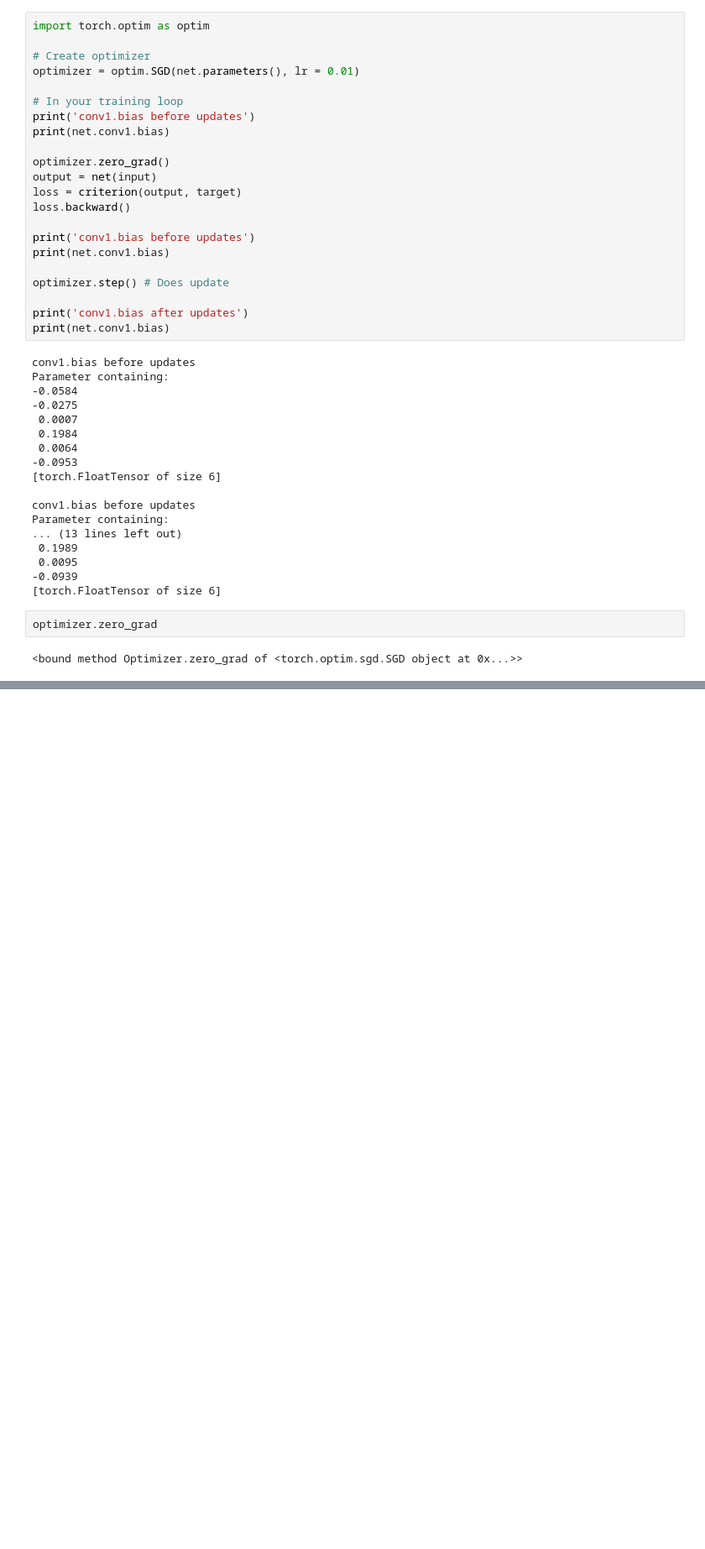
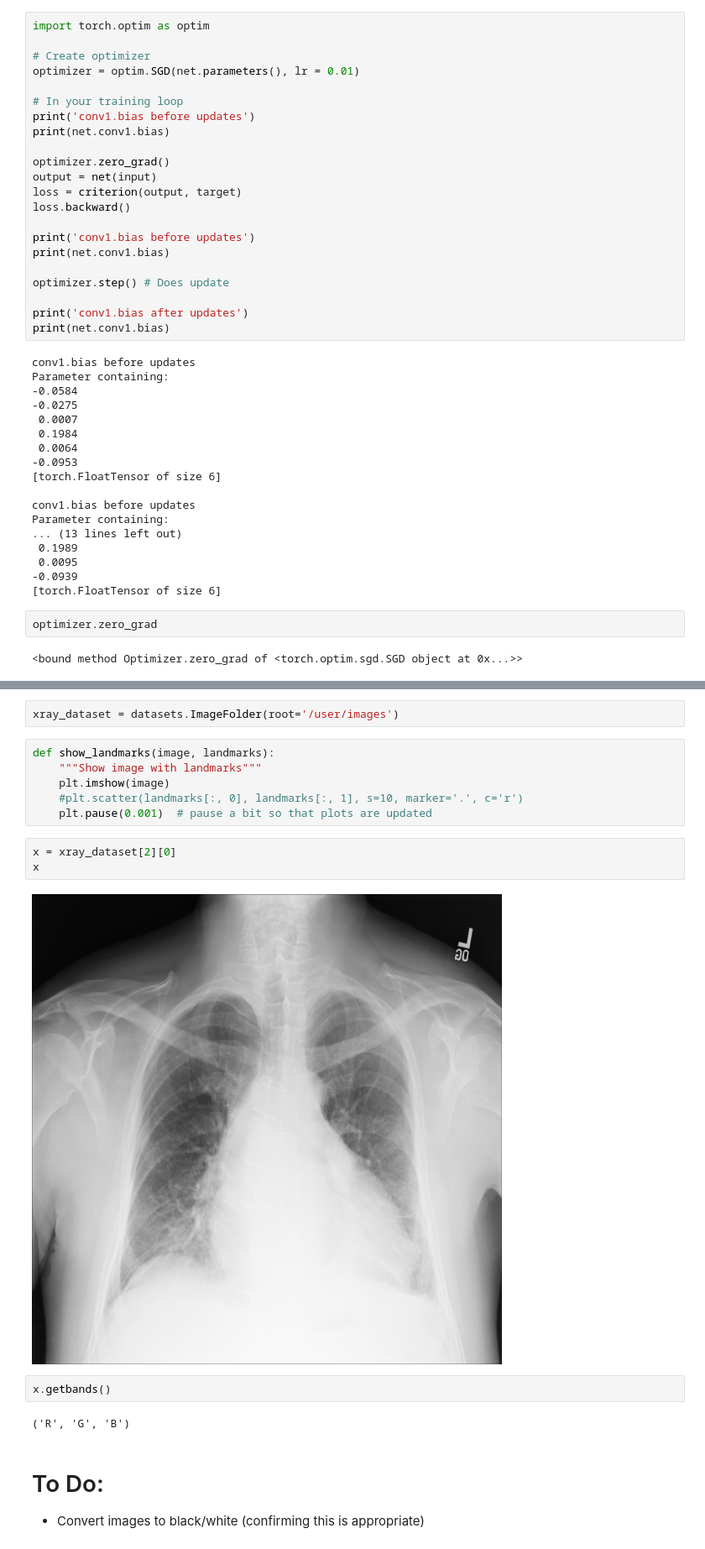
Before and after one commit to pmanion0/xrayproj, a Jupyter notebook: Xray PyTorch.ipynb, the cells around one changed output, grey strips where cells are left out. Shown at 84% size. Cells and saved outputs as stored; diff of their text form; blank space fills up the shorter version.

```diff
--- a/Xray PyTorch.ipynb
+++ b/Xray PyTorch.ipynb
@@ -152,0 +195,20 @@ optimizer.zero_grad
+# %%
+xray_dataset = datasets.ImageFolder(root='/user/images')
+# %%
+def show_landmarks(image, landmarks):
+    """Show image with landmarks"""
+    plt.imshow(image)
+    #plt.scatter(landmarks[:, 0], landmarks[:, 1], s=10, marker='.', c='r')
+    plt.pause(0.001)  # pause a bit so that plots are updated
+# %%
+x = xray_dataset[2][0]
+x
+# %% [output]
+[figure, added]
+# %%
+x.getbands()
+# %% [output]
+('R', 'G', 'B')
+# %% [markdown]
+# To Do:
+ - Convert images to black/white (confirming this is appropriate)
```
Also changed, not shown: parts of 6 cells of this notebook.
